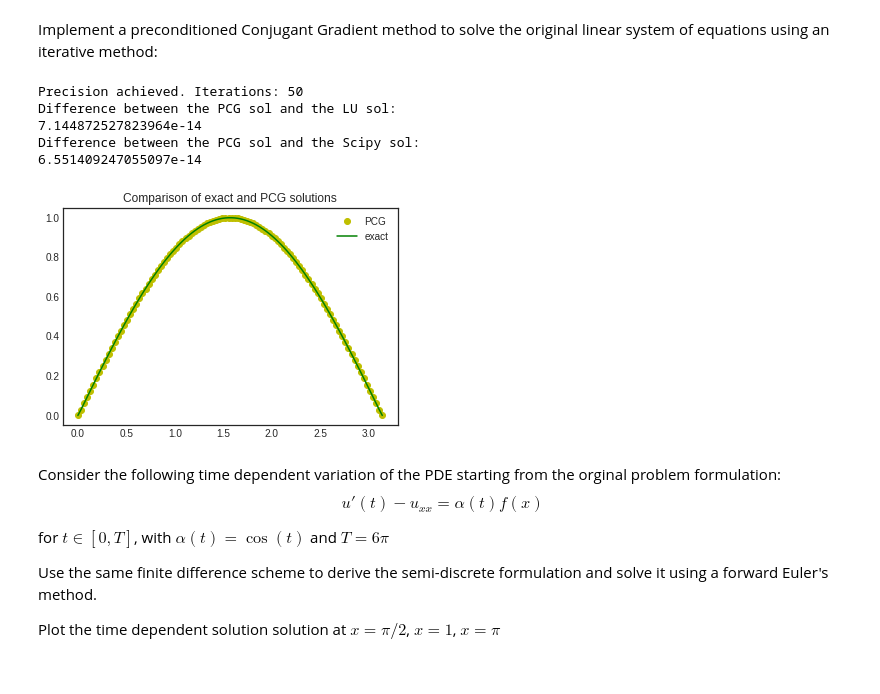
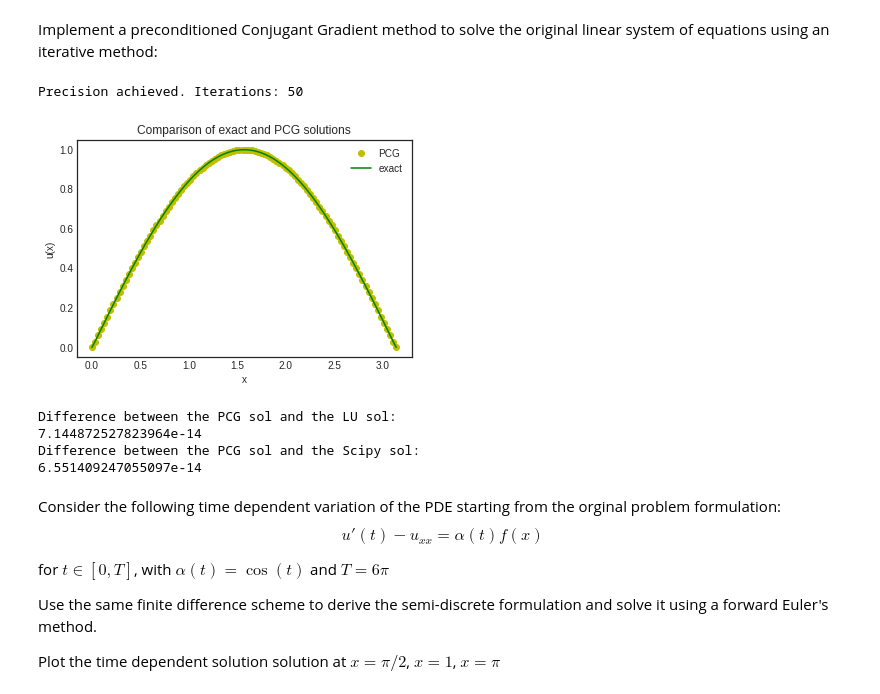
Before and after one commit to Sera91/2012-01_Stanford_CS228, a Jupyter notebook: Final_project_2021_2022_DiGioia.ipynb, the cells around one changed output. Cells and saved outputs as stored; diff of their text form; code cells hidden in the pictures.

```diff
--- a/Final_project_2021_2022_DiGioia.ipynb
+++ b/Final_project_2021_2022_DiGioia.ipynb
@@ -309,40 +315,43 @@ def PCG(A, b, P, nmax=len(A), eps=1e-10):
     if iter <nmax:
         print('Precision achieved. Iterations:', iter)
     else:
         print('Convergence failed.')
 
     return x
 
 
 
 x=linspace(omega[0],omega[1],n)
 sol_conjugate_gradient = PCG(A,b,identity(len(A)))
 
 # Old solution
 w = L_solve(L,b)
 u = U_solve(U,w)
 
 # Scipy solution
 
 u_ex = scipy.linalg.solve(A, b)
 # plot
 plt.title('Comparison of exact and PCG solutions')
-_ = plt.plot(x,sol_conjugate_gradient,'yo', label='PCG')
-_ = plt.plot(x,u_ex,'g', label='exact')
+plt.xlabel('x')
+plt.ylabel('u(x)')
+plt.plot(x,sol_conjugate_gradient,'yo', label='PCG')
+plt.plot(x,u_ex,'g', label='exact')
 plt.legend(loc='best')
+plt.show()
 
 print("Difference between the PCG sol and the LU sol:")
 print(linalg.norm(sol_conjugate_gradient - u)/linalg.norm(u))
 
 print("Difference between the PCG sol and the Scipy sol:")
 print(linalg.norm(sol_conjugate_gradient-u_ex)/linalg.norm(u_ex))
 # %% [output]
 Precision achieved. Iterations: 50
-Difference between the PCG sol and the LU sol:
-7.144872527823964e-14
-Difference between the PCG sol and the Scipy sol:
-6.551409247055097e-14
-[figure, old version]
+[figure, new version]
+Difference between the PCG sol and the LU sol:
+7.144872527823964e-14
+Difference between the PCG sol and the Scipy sol:
+6.551409247055097e-14
 # %% [markdown]
 Consider the following time dependent variation of the PDE starting from the orginal problem formulation:
 $$
```
Also changed, not shown: parts of 3 cells of this notebook.
